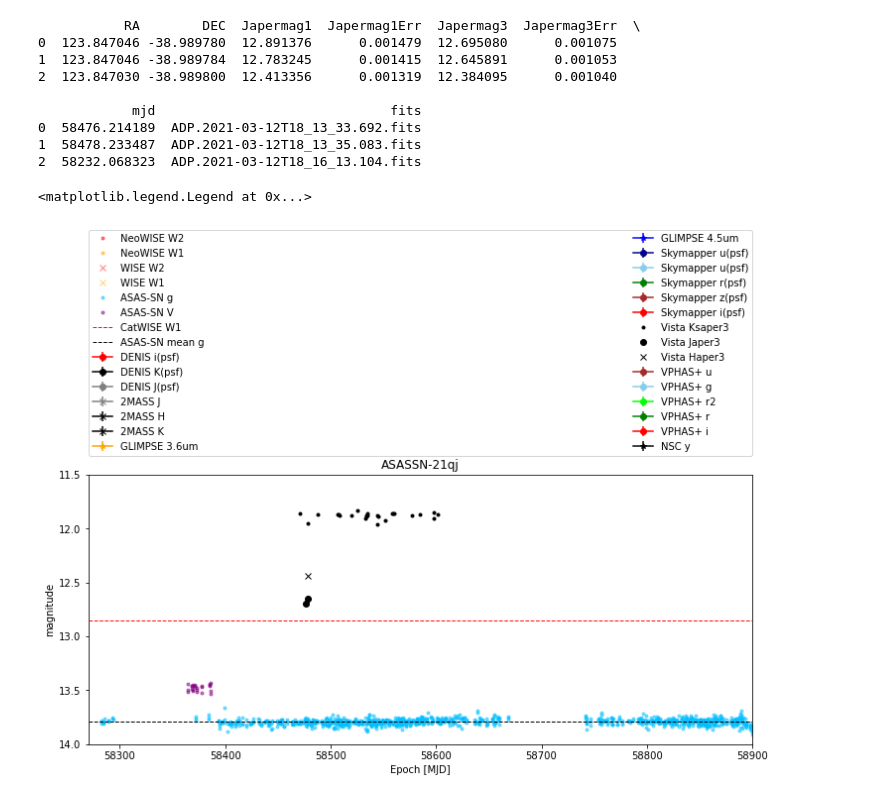
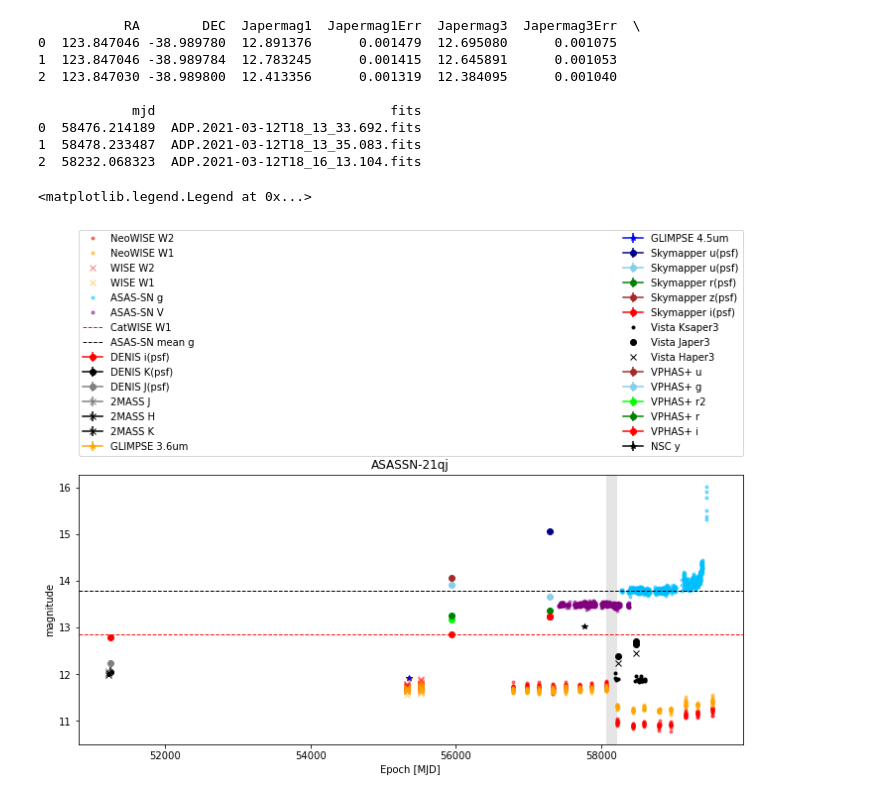
Before and after one commit to ASainio/ASASSN-21qj, a Jupyter notebook: History.ipynb, the cells around one changed output. Drawn from its saved outputs; the diff is of its cells as text; code cells hidden in the pictures.

```diff
--- a/History.ipynb
+++ b/History.ipynb
@@ -134,33 +134,33 @@ ax.errorbar (vista_h['mjd'], vista_h['HApermag3'], vista_h['HApermag3_err'], col
 
 ax.errorbar (vphas['MJDr'], vphas['umag'], vphas['e_umag'], color='brown', marker='o', label ="VPHAS+ u")
 ax.errorbar (vphas['MJDr'], vphas['gmag'], vphas['e_gmag'], color='skyblue', marker='o', label ="VPHAS+ g")
 ax.errorbar (vphas['MJDr'], vphas['r2mag'], vphas['e_r2mag'], color='lime', marker='o', label ="VPHAS+ r2")
 ax.errorbar (vphas['MJDr'], vphas['rmag'], vphas['e_rmag'], color='green', marker='o', label ="VPHAS+ r")
 ax.errorbar (vphas['MJDr'], vphas['imag'], vphas['e_imag'], color='r', marker='o', label ="VPHAS+ i")
 
 ax.errorbar (nsc['mjd'], nsc['ymag'], nsc['yerr'] , color = 'k', marker='*', label ="NSC y")
 
 #asas-sn means and errors:
 ax.axhline(y=13.793, xmin=0, xmax=58000, c='k', linestyle='dashed', lw =1,zorder=3,label= "ASAS-SN mean g")
 #ax.axhline(13.793 - 0.016279621513866173, linestyle='dashed', c='red',lw=1, zorder=3)
 #ax.axhline(13.793 + 0.016279621513866173, linestyle='dashed', c='red',lw=1, zorder=3)
 
 
-ax.set_xlim(58270,58900)
-ax.set_ylim(14,11.5)
+#ax.set_xlim(58270,58900)
+#ax.set_ylim(14,11.5)
 #box between WISE epochs where the event begun:
 
 t_match = (58072, 58227)
 t_region = (['mjd']>t_match[0] * ['mjd']<t_match[1])
 (ymi,yma) = ax.get_ylim()
 
 event_box =Rectangle((t_match[0], ymi), t_match[1]-t_match[0], (yma-ymi),facecolor="black", alpha=0.1)
 ax.add_patch(event_box)
 
 
 ax.legend(bbox_to_anchor=(0., 1.07, 1., .102), loc='lower left',
            ncol=2, mode="expand", borderaxespad=0.)
 #plt.savefig(xx.png)
 # %% [output]
 <matplotlib.legend.Legend at 0x...>
-[figure, old version]
+[figure, new version]
```
